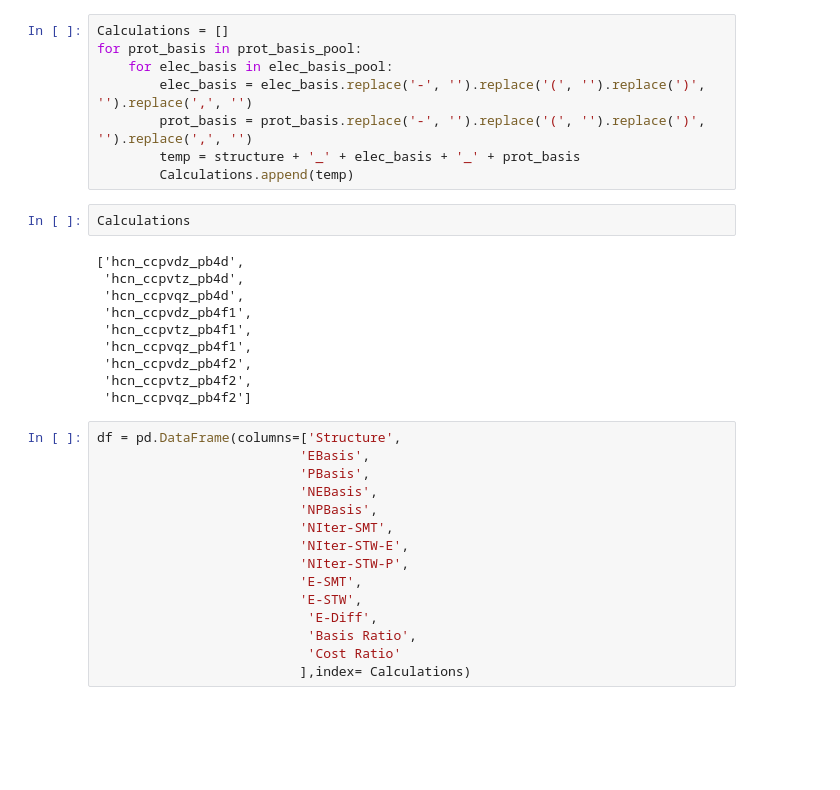
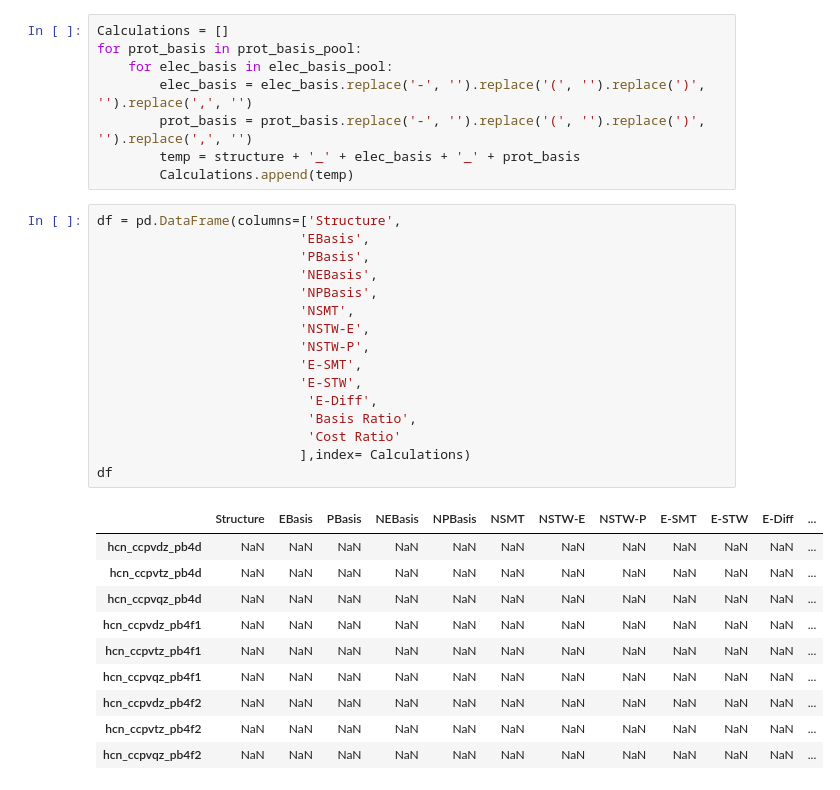
Before and after one commit to aodongliu/NEO-SCF-2ndYearExam, a Jupyter notebook: test_py_data_processing/DataProcessing.ipynb, the cells around one changed output. Drawn from its saved outputs; the diff is of its cells as text; blank space fills up the shorter version.

```diff
--- a/test_py_data_processing/DataProcessing.ipynb
+++ b/test_py_data_processing/DataProcessing.ipynb
@@ -137,30 +165,30 @@ for prot_basis in prot_basis_pool:
         prot_basis = prot_basis.replace('-', '').replace('(', '').replace(')', '').replace(',', '')
         temp = structure + '_' + elec_basis + '_' + prot_basis
         Calculations.append(temp)
-# %%
-Calculations
-# %% [output]
-['hcn_ccpvdz_pb4d',
- 'hcn_ccpvtz_pb4d',
- 'hcn_ccpvqz_pb4d',
- 'hcn_ccpvdz_pb4f1',
- 'hcn_ccpvtz_pb4f1',
- 'hcn_ccpvqz_pb4f1',
- 'hcn_ccpvdz_pb4f2',
- 'hcn_ccpvtz_pb4f2',
- 'hcn_ccpvqz_pb4f2']
 # %%
 df = pd.DataFrame(columns=['Structure',
                           'EBasis',
                           'PBasis',
                           'NEBasis',
                           'NPBasis',
-                          'NIter-SMT',
-                          'NIter-STW-E',
-                          'NIter-STW-P',
+                          'NSMT',
+                          'NSTW-E',
+                          'NSTW-P',
                           'E-SMT',
                           'E-STW',
                            'E-Diff',
                            'Basis Ratio',
                            'Cost Ratio'
                           ],index= Calculations)
+df
+# %% [output]
+|  | Structure | EBasis | PBasis | NEBasis | NPBasis | NSMT | NSTW-E | NSTW-P | E-SMT | E-STW | E-Diff | ... |
+| hcn_ccpvdz_pb4d | NaN | NaN | NaN | NaN | NaN | NaN | NaN | NaN | NaN | NaN | NaN | ... |
+| hcn_ccpvtz_pb4d | NaN | NaN | NaN | NaN | NaN | NaN | NaN | NaN | NaN | NaN | NaN | ... |
+| hcn_ccpvqz_pb4d | NaN | NaN | NaN | NaN | NaN | NaN | NaN | NaN | NaN | NaN | NaN | ... |
+| hcn_ccpvdz_pb4f1 | NaN | NaN | NaN | NaN | NaN | NaN | NaN | NaN | NaN | NaN | NaN | ... |
+| hcn_ccpvtz_pb4f1 | NaN | NaN | NaN | NaN | NaN | NaN | NaN | NaN | NaN | NaN | NaN | ... |
+| hcn_ccpvqz_pb4f1 | NaN | NaN | NaN | NaN | NaN | NaN | NaN | NaN | NaN | NaN | NaN | ... |
+| hcn_ccpvdz_pb4f2 | NaN | NaN | NaN | NaN | NaN | NaN | NaN | NaN | NaN | NaN | NaN | ... |
+| hcn_ccpvtz_pb4f2 | NaN | NaN | NaN | NaN | NaN | NaN | NaN | NaN | NaN | NaN | NaN | ... |
+| hcn_ccpvqz_pb4f2 | NaN | NaN | NaN | NaN | NaN | NaN | NaN | NaN | NaN | NaN | NaN | ... |
```
Also changed, not shown: parts of 21 cells of this notebook, 5 other files.
